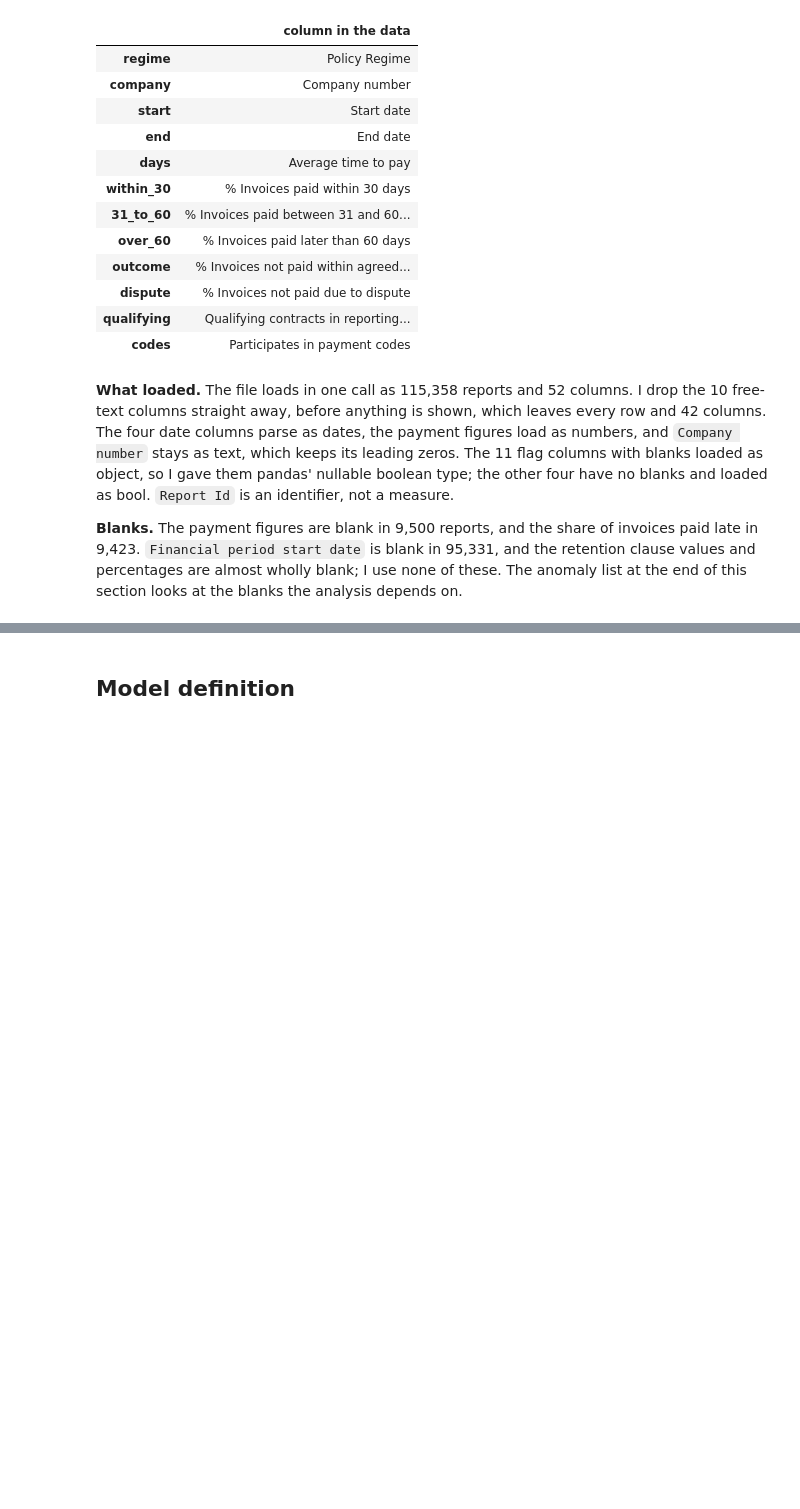
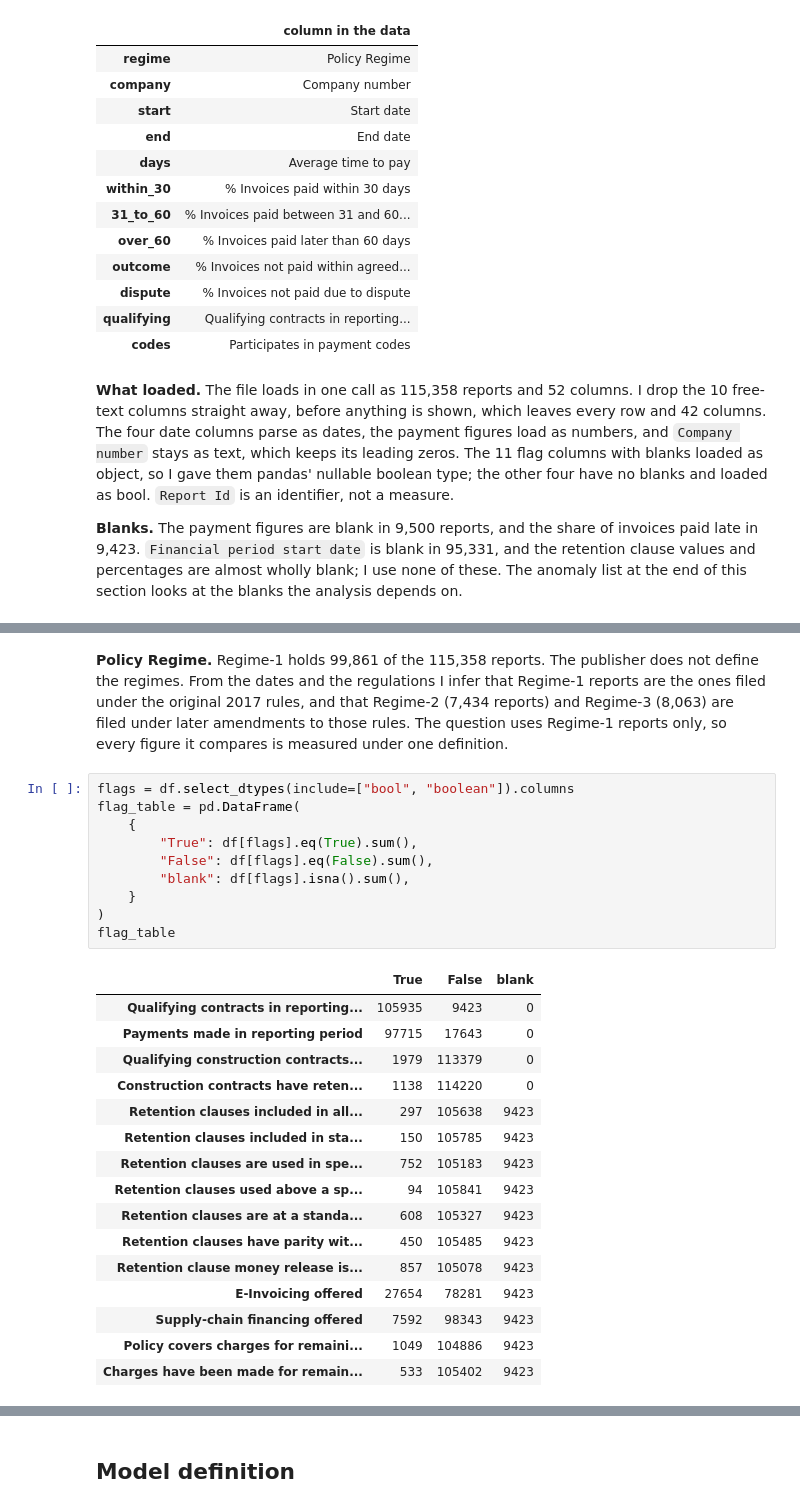
Before and after one commit to PaddyGilliland1/statistical-analysis-project, a Jupyter notebook: analysis.ipynb, the cells around one changed output, grey strips where cells are left out. Cells and saved outputs as stored; diff of their text form; blank space fills up the shorter version.

```diff
--- a/analysis.ipynb
+++ b/analysis.ipynb
@@ -183,0 +218,29 @@ pd.Series(col, name="column in the data").to_frame()
+# %% [markdown]
+**Policy Regime.** Regime-1 holds 99,861 of the 115,358 reports. The publisher does not define the regimes. From the dates and the regulations I infer that Regime-1 reports are the ones filed under the original 2017 rules, and that Regime-2 (7,434 reports) and Regime-3 (8,063) are filed under later amendments to those rules. The question uses Regime-1 reports only, so every figure it compares is measured under one definition.
+# %%
+flags = df.select_dtypes(include=["bool", "boolean"]).columns
+flag_table = pd.DataFrame(
+    {
+        "True": df[flags].eq(True).sum(),
+        "False": df[flags].eq(False).sum(),
+        "blank": df[flags].isna().sum(),
+    }
+)
+flag_table
+# %% [output]
+|  | True | False | blank |
+| Qualifying contracts in reporting... | 105935 | 9423 | 0 |
+| Payments made in reporting period | 97715 | 17643 | 0 |
+| Qualifying construction contracts... | 1979 | 113379 | 0 |
+| Construction contracts have reten... | 1138 | 114220 | 0 |
+| Retention clauses included in all... | 297 | 105638 | 9423 |
+| Retention clauses included in sta... | 150 | 105785 | 9423 |
+| Retention clauses are used in spe... | 752 | 105183 | 9423 |
+| Retention clauses used above a sp... | 94 | 105841 | 9423 |
+| Retention clauses are at a standa... | 608 | 105327 | 9423 |
+| Retention clauses have parity wit... | 450 | 105485 | 9423 |
+| Retention clause money release is... | 857 | 105078 | 9423 |
+| E-Invoicing offered | 27654 | 78281 | 9423 |
+| Supply-chain financing offered | 7592 | 98343 | 9423 |
+| Policy covers charges for remaini... | 1049 | 104886 | 9423 |
+| Charges have been made for remain... | 533 | 105402 | 9423 |
```
Also changed, not shown: parts of 10 cells of this notebook.
